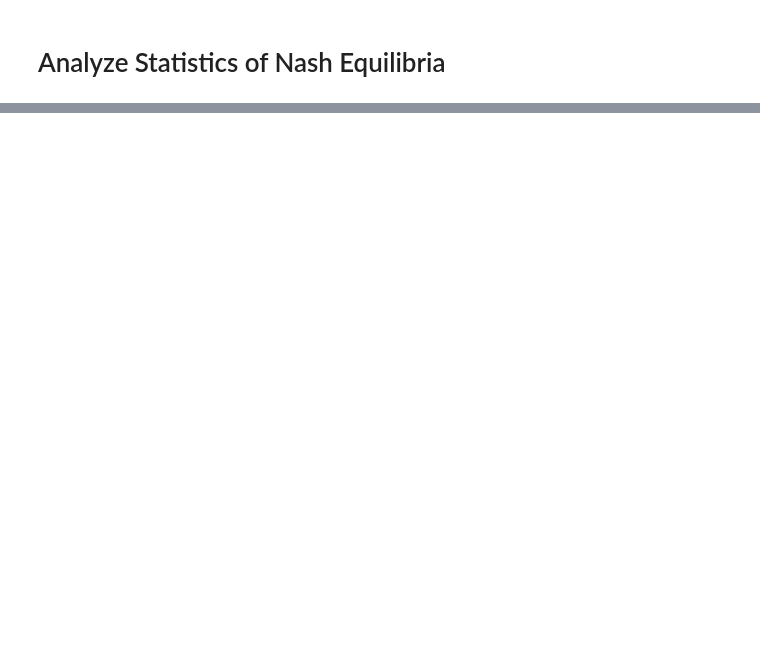
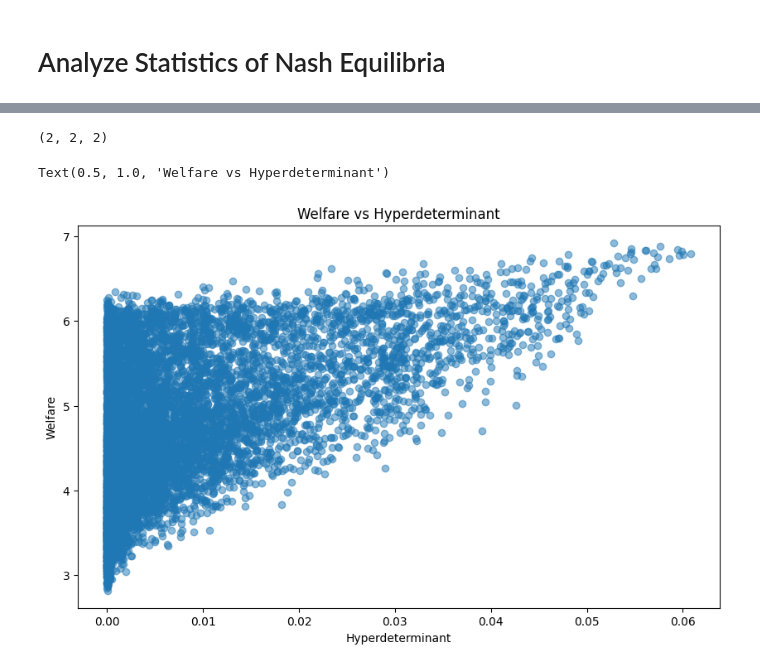
Before and after one commit to lccqqqqq/nash, a Jupyter notebook: analyze_NE_stats.ipynb, the cells around one changed output, grey strips where cells are left out. Saved outputs shown, nothing was run; the diff lists cells and outputs as text; code cells hidden in the pictures; blank space fills up the shorter version.

```diff
--- a/analyze_NE_stats.ipynb
+++ b/analyze_NE_stats.ipynb
@@ -9,5 +9,4 @@ import seaborn as sns
 import os
 import json
 # %%
-df = pickle.load(open('data/equilibrium_stats/eqdata_randstates_chi6_combined.pkl', 'rb'))
-df.head()
+df = pickle.load(open('data/equilibrium_stats/haar_8442b552/eqdata_randstates_haar_combined.pkl', 'rb'))
@@ -17,0 +13,6 @@ df.head()
+# %%
+df_NE = df[df['nash_equilibrium'] == True]
+df_NE = df_NE.assign(welfare=df_NE['energy'].apply(np.sum))
+df_NE = df_NE.assign(tot_expl=df_NE['expl'].apply(np.sum))
+df_NE.sort_values(by='welfare', ascending=False, inplace=True)
+df_NE[['welfare', 'tot_expl']].head()
@@ -17,0 +26,22 @@ df.head()
+# %%
+df['state'].iloc[1].shape
+# %% [output]
+(2, 2, 2)
+# %%
+# For three qubits, the residual entropy is proportional to the hyperdeterminant
+
+from solver import compute_ent_params_from_state
+df_NE = df_NE.assign(ent_params=df_NE['state'].apply(compute_ent_params_from_state))
+df_NE[['ent_params']].head()
+# %%
+import matplotlib.pyplot as plt
+X = df_NE['ent_params'].apply(lambda x: x[4]).to_numpy()
+Y = df_NE['welfare'].to_numpy()
+plt.figure(figsize=(10, 6))
+plt.scatter(X, Y, alpha=0.5)
+plt.xlabel('Hyperdeterminant')
+plt.ylabel('Welfare')
+plt.title('Welfare vs Hyperdeterminant')
+# %% [output]
+Text(0.5, 1.0, 'Welfare vs Hyperdeterminant')
+[figure, added]
```
Also changed, not shown: parts of 2 cells of this notebook, 10 other files.
